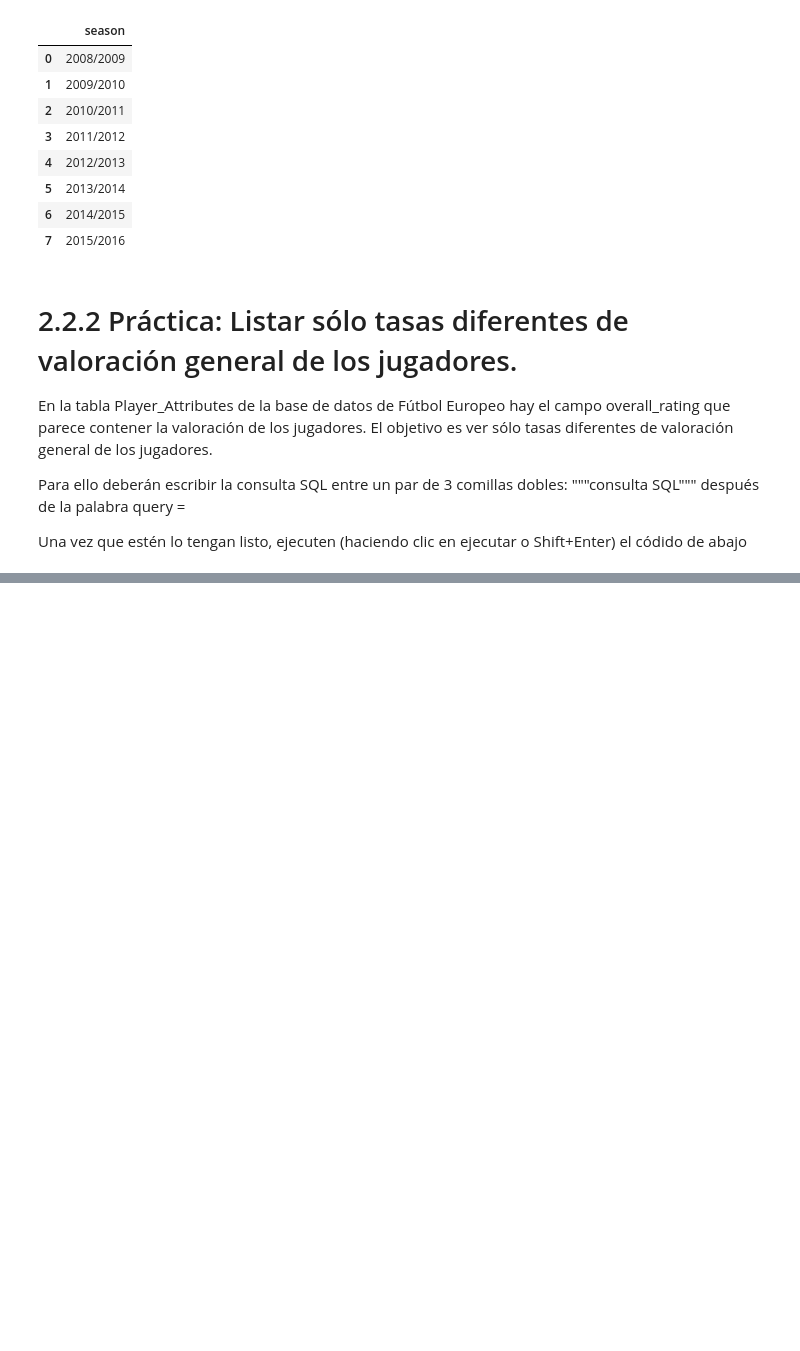
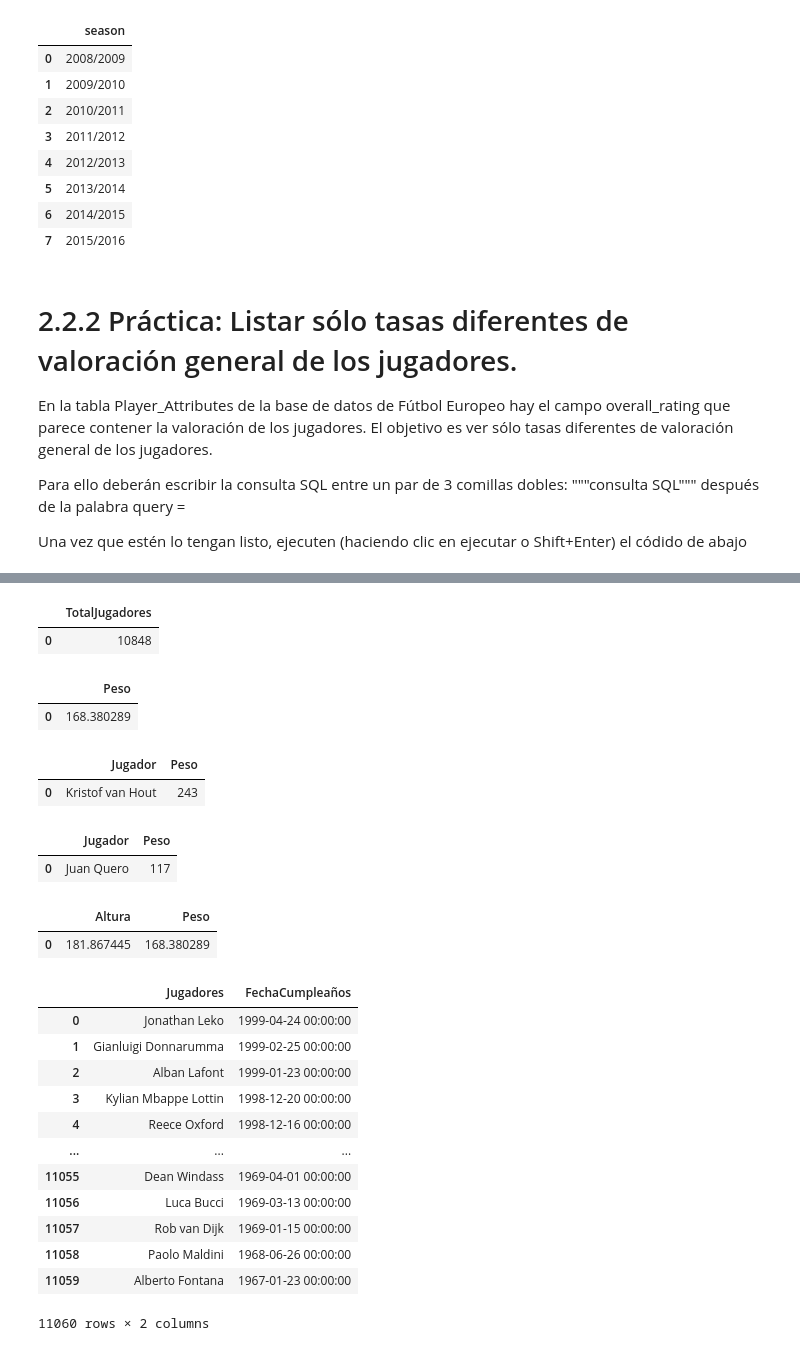
Before and after one commit to SebastianCastillo180/MinTIC, a Jupyter notebook: EjercicioSQL.ipynb, the cells around one changed output, grey strips where cells are left out. Cells and saved outputs as stored; diff of their text form; code cells hidden in the pictures; blank space fills up the shorter version.

```diff
--- a/EjercicioSQL.ipynb
+++ b/EjercicioSQL.ipynb
@@ -267,0 +407,78 @@ overall_rating
+# %%
+# Total de Jugadores que participaron.
+query = """ SELECT COUNT(DISTINCT(player_name)) AS TotalJugadores
+            FROM Player; """
+
+
+players = pd.read_sql(query, conn)
+players
+# %% [output]
+|  | TotalJugadores |
+| 0 | 10848 |
+# %%
+# Promedio de Peso de los Jugadores.
+query = """ SELECT AVG(weight) as Peso
+            FROM Player; """
+
+
+players = pd.read_sql(query, conn)
+players
+# %% [output]
+|  | Peso |
+| 0 | 168.380289 |
+# %%
+# Jugador con el Peso mas alto.
+query = """ SELECT player_name as Jugador, MAX(weight) AS Peso
+            FROM Player; """
+
+
+players = pd.read_sql(query, conn)
+players
+# %% [output]
+|  | Jugador | Peso |
+| 0 | Kristof van Hout | 243 |
+# %%
+# Jugador con el Peso mas bajo.
+query = """ SELECT player_name as Jugador, MIN(weight) AS Peso
+            FROM Player; """
+
+
+players = pd.read_sql(query, conn)
+players
+# %% [output]
+|  | Jugador | Peso |
+| 0 | Juan Quero | 117 |
+# %%
+# Promedio de Altura de los Jugadores.
+query = """ SELECT AVG(height) as Altura, AVG(weight) as Peso
+            FROM Player; """
+
+
+players = pd.read_sql(query, conn)
+players
+# %% [output]
+|  | Altura | Peso |
+| 0 | 181.867445 | 168.380289 |
+# %%
+# Promedio de Altura de los Jugadores.
+query = """ SELECT player_name AS Jugadores, birthday as FechaCumpleaños
+            FROM Player
+            ORDER BY birthday DESC; """
+
+
+players = pd.read_sql(query, conn)
+players
+# %% [output]
+|  | Jugadores | FechaCumpleaños |
+| 0 | Jonathan Leko | 1999-04-24 00:00:00 |
+| 1 | Gianluigi Donnarumma | 1999-02-25 00:00:00 |
+| 2 | Alban Lafont | 1999-01-23 00:00:00 |
+| 3 | Kylian Mbappe Lottin | 1998-12-20 00:00:00 |
+| 4 | Reece Oxford | 1998-12-16 00:00:00 |
+| ... | ... | ... |
+| 11055 | Dean Windass | 1969-04-01 00:00:00 |
+| 11056 | Luca Bucci | 1969-03-13 00:00:00 |
+| 11057 | Rob van Dijk | 1969-01-15 00:00:00 |
+| 11058 | Paolo Maldini | 1968-06-26 00:00:00 |
+| 11059 | Alberto Fontana | 1967-01-23 00:00:00 |
+11060 rows × 2 columns
```
Also changed, not shown: parts of 8 cells of this notebook.
